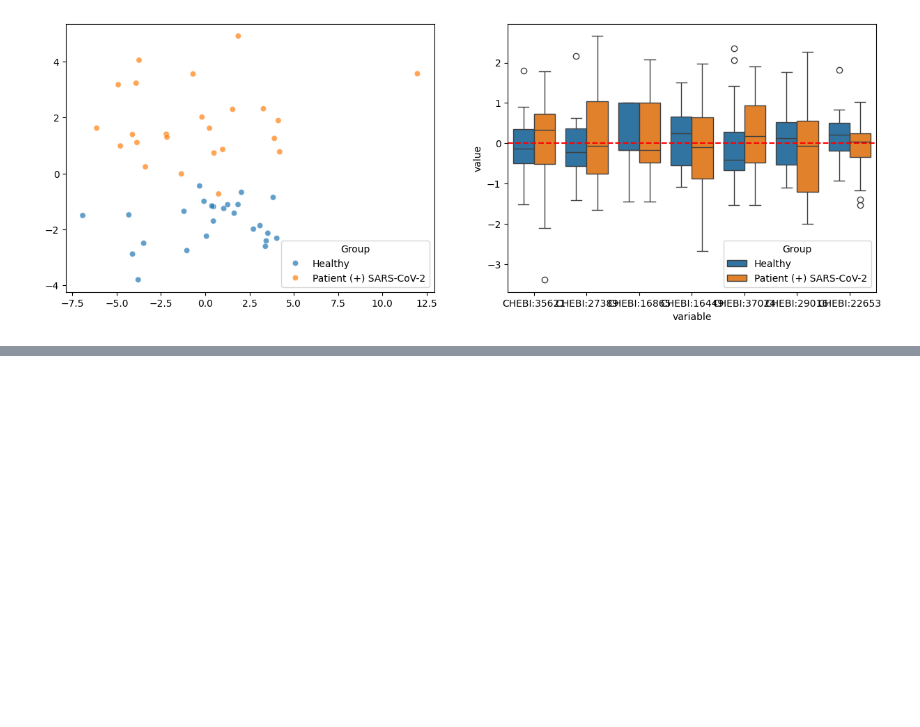
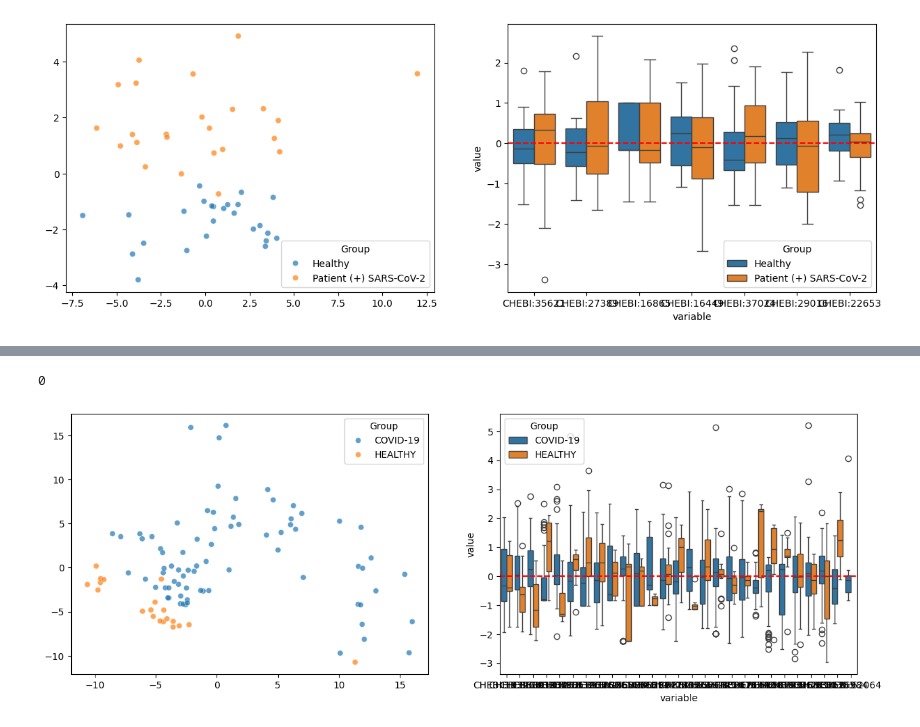
Before and after one commit to cwieder/MetHDN, a Jupyter notebook: MetDMN/process.ipynb, the cells around one changed output, grey strips where cells are left out. Saved outputs shown, nothing was run; the diff lists cells and outputs as text; code cells hidden in the pictures; blank space fills up the shorter version.

```diff
--- a/MetDMN/process.ipynb
+++ b/MetDMN/process.ipynb
@@ -191,0 +339,7 @@ s2014.plot_qc()
+# %%
+s1866 = MTBLSDataset(
+    file_path = 'Studies/MTBLS1866',
+    id = 'MTBLS1866',
+    node_name = 'MTBLS1866',
+    md_group = 'Factor Value[Medical case]',
+    md_filter = ['HEALTHY', 'COVID-19'])
@@ -191,0 +371,5 @@ s2014.plot_qc()
+# %%
+s1866.plot_qc()
+# %% [output]
+0
+[figure, added]
```
Also changed, not shown: parts of 26 cells of this notebook, 2 other files.
